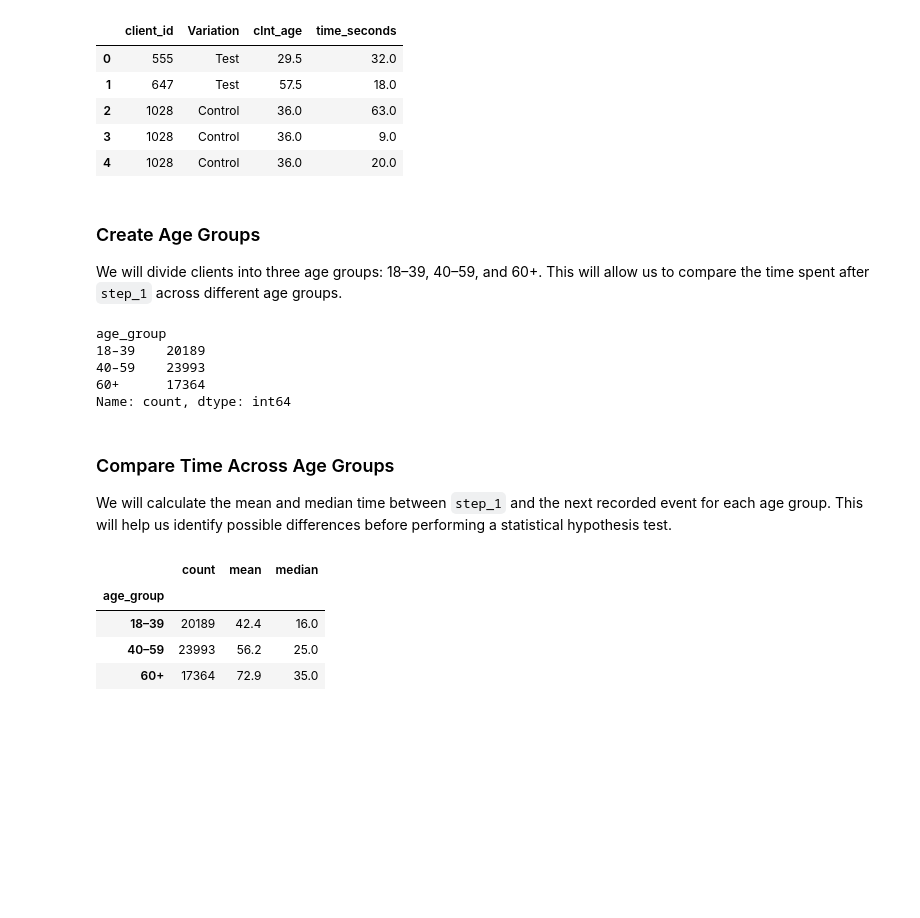
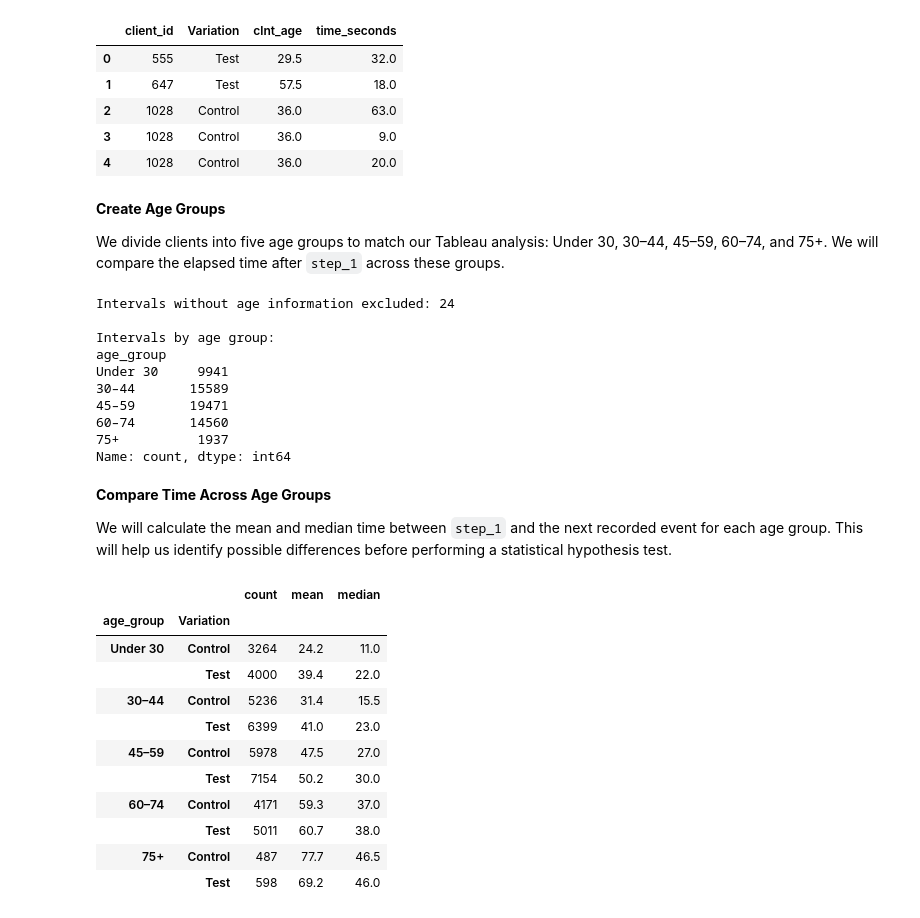
Before and after one commit to JovZiv/vanguard-ab-test-project2, a Jupyter notebook: vanguard-ab-test.ipynb, the cells around one changed output. Saved outputs shown, nothing was run; the diff lists cells and outputs as text; code cells hidden in the pictures; blank space fills up the shorter version.

```diff
--- a/vanguard-ab-test.ipynb
+++ b/vanguard-ab-test.ipynb
@@ -800,45 +2171,78 @@ Missing ages: 24
 | 3 | 1028 | Control | 36.0 | 9.0 |
 | 4 | 1028 | Control | 36.0 | 20.0 |
 # %% [markdown]
-### Create Age Groups
+**Create Age Groups**
 
-We will divide clients into three age groups: 18–39, 40–59, and 60+. This will allow us to compare the time spent after `step_1` across different age groups.
+We divide clients into five age groups to match our Tableau analysis: Under 30, 30–44, 45–59, 60–74, and 75+. We will compare the elapsed time after `step_1` across these groups.
 # %%
-# Remove intervals without age information
+# Assign the five age groups used in Tableau
+
+# Count intervals without age information before excluding them
+missing_age_count = step1_age["clnt_age"].isna().sum()
+
+# Exclude intervals without age information, matching the Tableau filter
 step1_age = step1_age.dropna(subset=["clnt_age"]).copy()
 
-# Assign each client to an age group
+# Assign each client to the agreed age group
 step1_age["age_group"] = pd.cut(
     step1_age["clnt_age"],
-    bins=[0, 39, 59, float("inf")],
-    labels=["18–39", "40–59", "60+"],
+    bins=[-float("inf"), 30, 45, 60, 75, float("inf")],
+    labels=["Under 30", "30–44", "45–59", "60–74", "75+"],
+    right=False,
 )
 
-# Count the intervals in each age group
+# Display the number of valid intervals in each age group
+print("Intervals without age information excluded:", missing_age_count)
+print("\nIntervals by age group:")
 print(step1_age["age_group"].value_counts().sort_index())
 # %% [output]
+Intervals without age information excluded: 24
+
+Intervals by age group:
 age_group
-18–39    20189
-40–59    23993
-60+      17364
+Under 30     9941
+30–44       15589
+45–59       19471
+60–74       14560
+75+          1937
 Name: count, dtype: int64
 # %% [markdown]
-### Compare Time Across Age Groups
+**Compare Time Across Age Groups**
 
 We will calculate the mean and median time between `step_1` and the next recorded event for each age group. This will help us identify possible differences before performing a statistical hypothesis test.
 # %%
-# Compare the time intervals across age groups using summary statistics
+# Calculate client-level median times and summarise by age group
+
+# Calculate one median elapsed time per client
+client_age_time = (
+    step1_age.groupby(["client_id", "Variation", "age_group"], observed=True)[
+        "time_seconds"
+    ]
+    .median()
+    .reset_index(name="median_time_seconds")
+)
+
+# Summarise client-level times by age group and experiment group
 age_time_summary = (
-    step1_age.groupby("age_group", observed=True)["time_seconds"]
+    client_age_time.groupby(["age_group", "Variation"], observed=True)[
+        "median_time_seconds"
+    ]
     .agg(["count", "mean", "median"])
     .round(1)
 )
 
-# Display the results in seconds
+# Display the results
 display(age_time_summary)
 # %% [output]
-|  | count | mean | median |
-| age_group |  |  |  |
-| 18–39 | 20189 | 42.4 | 16.0 |
-| 40–59 | 23993 | 56.2 | 25.0 |
-| 60+ | 17364 | 72.9 | 35.0 |
+|  |  | count | mean | median |
+| age_group | Variation |  |  |  |
+| Under 30 | Control | 3264 | 24.2 | 11.0 |
+|  | Test | 4000 | 39.4 | 22.0 |
+| 30–44 | Control | 5236 | 31.4 | 15.5 |
+|  | Test | 6399 | 41.0 | 23.0 |
+| 45–59 | Control | 5978 | 47.5 | 27.0 |
+|  | Test | 7154 | 50.2 | 30.0 |
+| 60–74 | Control | 4171 | 59.3 | 37.0 |
+|  | Test | 5011 | 60.7 | 38.0 |
+| 75+ | Control | 487 | 77.7 | 46.5 |
+|  | Test | 598 | 69.2 | 46.0 |
```
Also changed, not shown: parts of 124 cells of this notebook, 8 other files.
